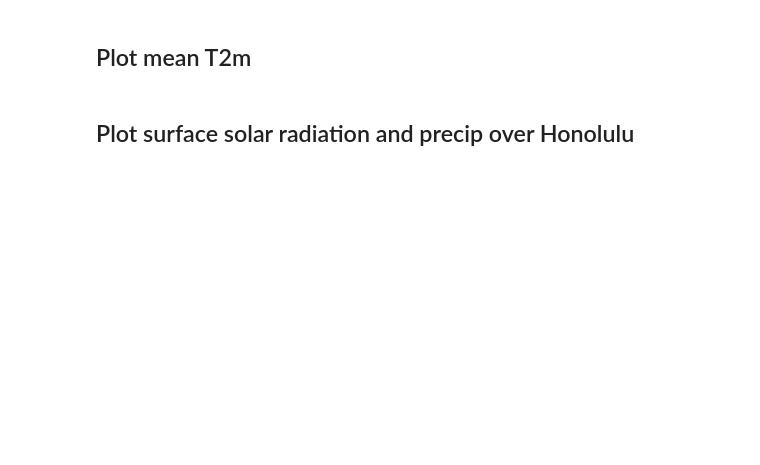
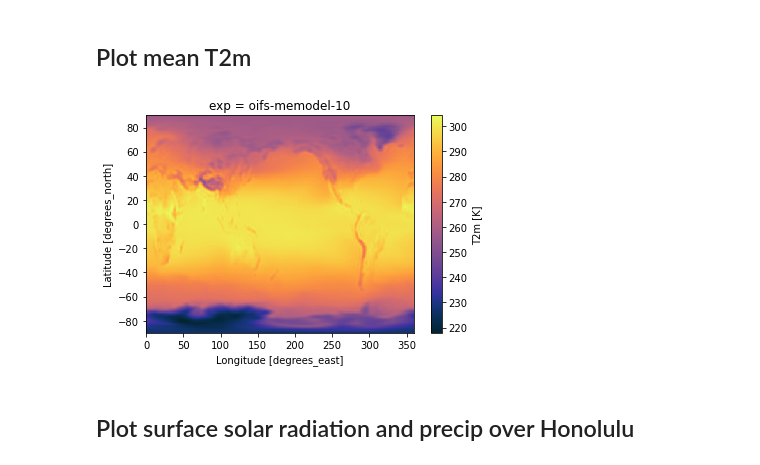
Before and after one commit to joakimkjellsson/climMEMODEL_project, a Jupyter notebook: Plot_OpenIFS_climMEMODEL.ipynb, the cells around one changed output. Cells and saved outputs as stored; diff of their text form; code cells hidden in the pictures; blank space fills up the shorter version.

```diff
--- a/Plot_OpenIFS_climMEMODEL.ipynb
+++ b/Plot_OpenIFS_climMEMODEL.ipynb
@@ -29,7 +29,7 @@ freq = '1d'
 # Which runs to read
 expnames = ['OIFS-KJK001']
 # Which time periods to read in
-times = [slice('1979-01-01','1979-01-05')]
+times = [slice('1979-01-01','1979-07-01')]
 # Which levels to read for each run
 levels = ['sfc','pl']
 # %%
@@ -66,9 +98,19 @@ for i,_ds in enumerate(ds_all):
 
 ds_mean = xr.concat( mean_list, dim='exp' )
 # %%
-ds_mean.plot(x='lon',y='lat',col='exp',col_wrap=2,
-             cmap=cmocean.cm.thermal,
-             cbar_kwargs={'label': 'SST [K]'})
+cw = {'label': 'T2m [K]'}
+cmap = cmocean.cm.thermal
+
+if len(expnames) == 1:
+    ds_mean.plot(x='lon',y='lat',
+                 cmap=cmap,
+                 cbar_kwargs=cw)
+else:
+    ds_mean.plot(x='lon',y='lat',col='exp',col_wrap=2,
+                 cmap=cmap,
+                 cbar_kwargs=cw)
+# %% [output]
+[figure, added]
 # %% [markdown]
 ## Plot surface solar radiation and precip over Honolulu
 # %%
```
Also changed, not shown: parts of 7 cells of this notebook.
